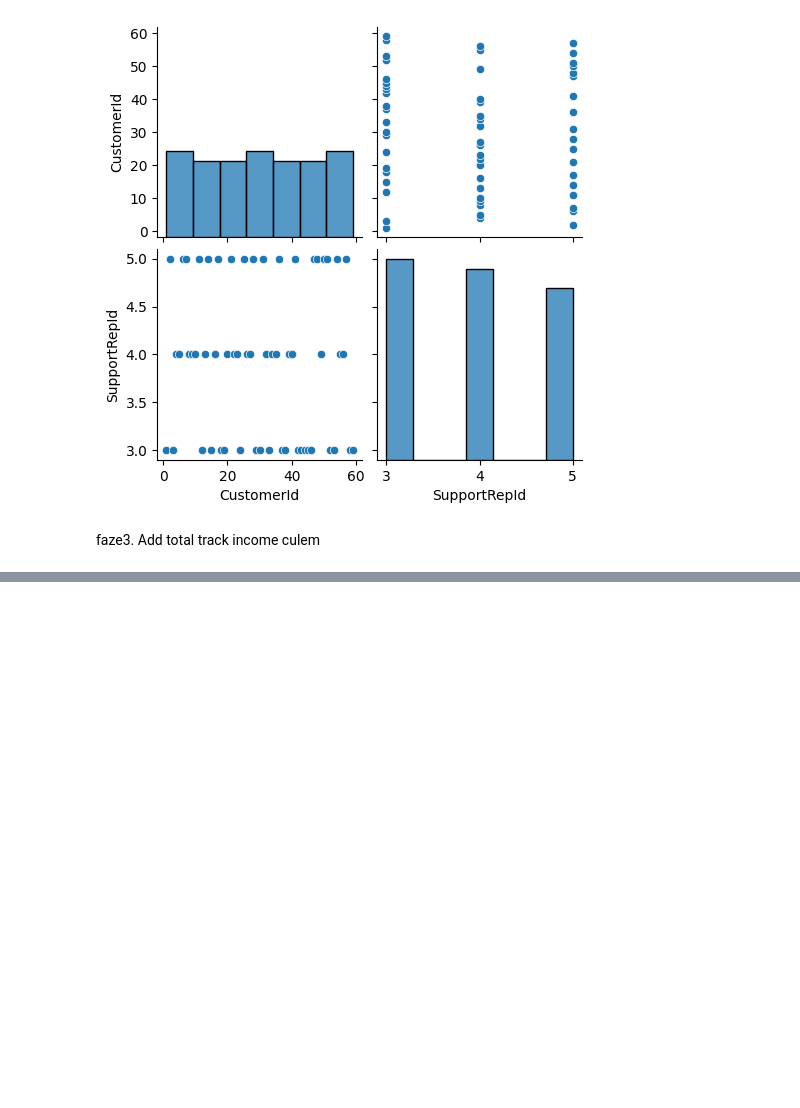
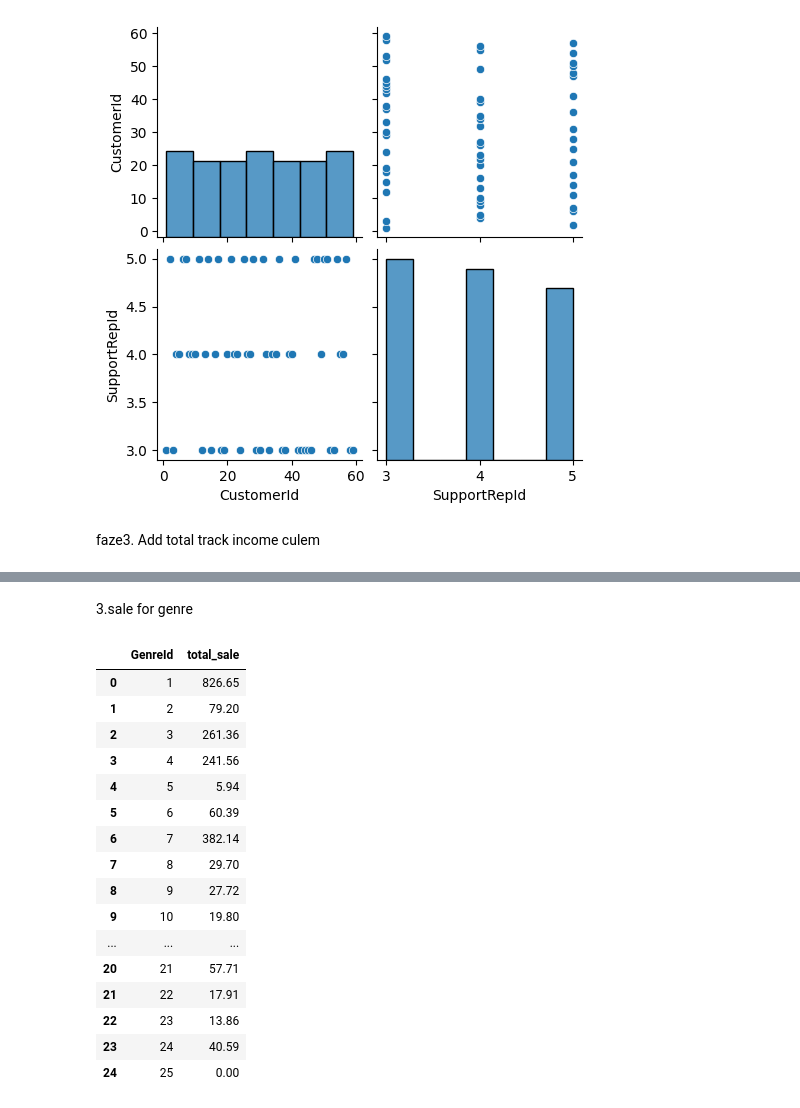
Before and after one commit to Mostafa2rz1/Chinook, a Jupyter notebook: 2.EDA/EDA.ipynb, the cells around one changed output, grey strips where cells are left out. Cells and saved outputs as stored; diff of their text form; code cells hidden in the pictures; blank space fills up the shorter version.

```diff
--- a/2.EDA/EDA.ipynb
+++ b/2.EDA/EDA.ipynb
@@ -466,0 +539,23 @@ faze3. Add total track income culem
+# %% [markdown]
+3.sale for genre
+# %%
+df_sale_genre = df_tarck_with_sale.groupby('GenreId')['total_sale'].sum().reset_index()
+df_sale_genre
+# %% [output]
+|  | GenreId | total_sale |
+| 0 | 1 | 826.65 |
+| 1 | 2 | 79.20 |
+| 2 | 3 | 261.36 |
+| 3 | 4 | 241.56 |
+| 4 | 5 | 5.94 |
+| 5 | 6 | 60.39 |
+| 6 | 7 | 382.14 |
+| 7 | 8 | 29.70 |
+| 8 | 9 | 27.72 |
+| 9 | 10 | 19.80 |
+| ... | ... | ... |
+| 20 | 21 | 57.71 |
+| 21 | 22 | 17.91 |
+| 22 | 23 | 13.86 |
+| 23 | 24 | 40.59 |
+| 24 | 25 | 0.00 |
```
Also changed, not shown: parts of 10 cells of this notebook.
